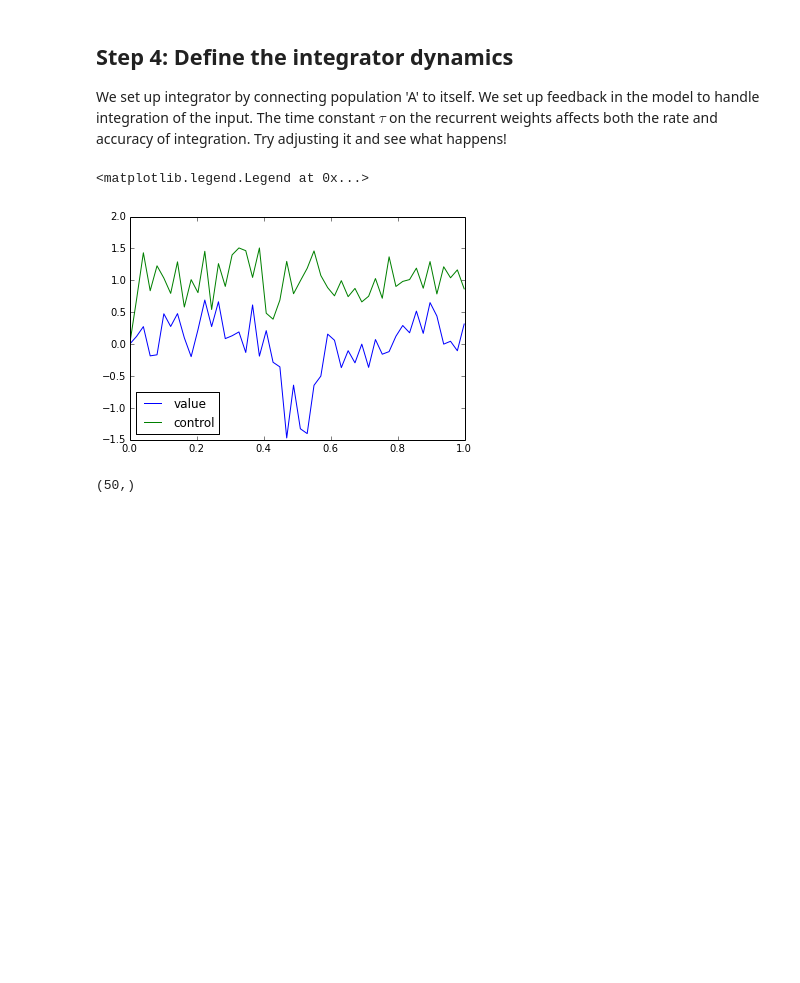
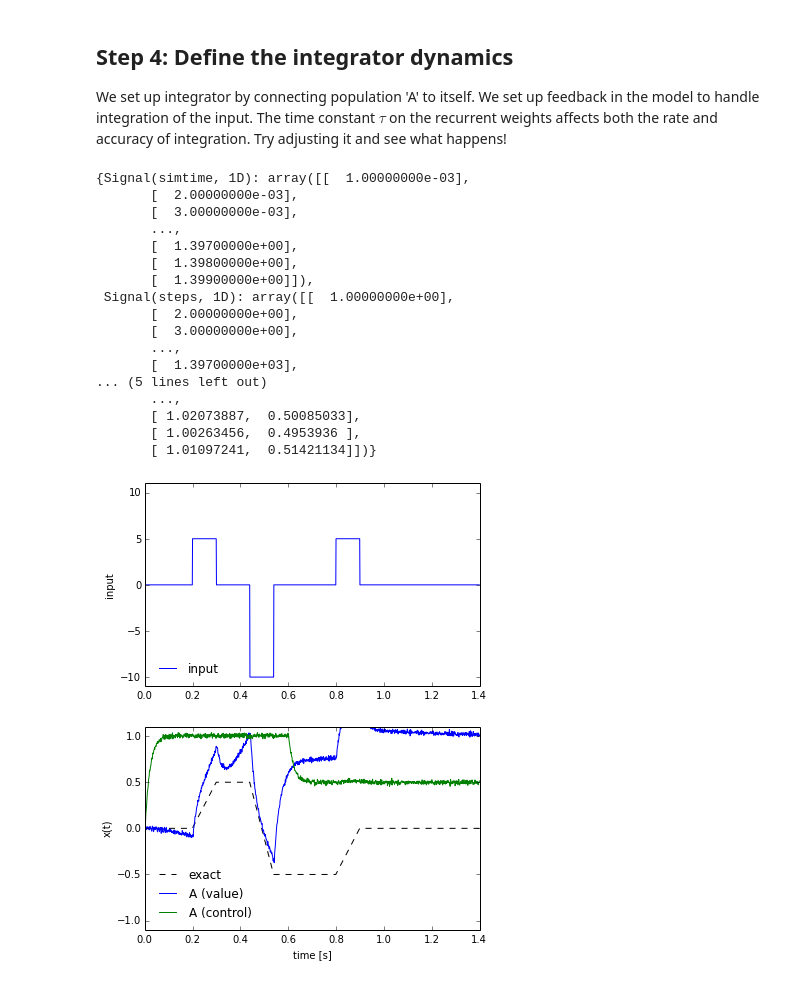
Before and after one commit to nengo/nengo, a Jupyter notebook: examples/controlledintegrator.ipynb, the cells around one changed output. Cells and saved outputs as stored; diff of their text form; code cells hidden in the pictures; blank space fills up the shorter version.

```diff
--- a/examples/controlledintegrator.ipynb
+++ b/examples/controlledintegrator.ipynb
@@ -112,20 +121,50 @@ model.connect('A', 'A',
               filter=tau)
 
 # Record both dimensions of A
-model.probe('A', sample_every=0.02, filter=0.02)
+model.probe('A', filter=0.02)
 
-# Run the model for 1 second
-model.run(1)
-
-# Plot the value and control signals
-t = np.linspace(0, model.data[model.simtime][-1], model.data['A'].shape[0])
-plt.plot(t, model.data['A'][:,0], label='value')
-plt.plot(t, model.data['A'][:,1], label='control')
-plt.legend(['value', 'control'], loc=3)
+# Run the model for 1.4 seconds
+model.run(1.4)
 # %% [output]
-<matplotlib.legend.Legend at 0x...>
+{Signal(simtime, 1D): array([[  1.00000000e-03],
+       [  2.00000000e-03],
+       [  3.00000000e-03],
+       ...,
+       [  1.39700000e+00],
+       [  1.39800000e+00],
+       [  1.39900000e+00]]),
+ Signal(steps, 1D): array([[  1.00000000e+00],
+       [  2.00000000e+00],
+       [  3.00000000e+00],
+       ...,
+       [  1.39700000e+03],
+... (5 lines left out)
+       ...,
+       [ 1.02073887,  0.50085033],
+       [ 1.00263456,  0.4953936 ],
+       [ 1.01097241,  0.51421134]])}
-[figure, removed]
-# %%
-t.shape
-# %% [output]
-(50,)
+# %%
+# Plot the value and control signals, along with the exact integral
+t = model.data[model.simtime]
+dt = t[1] - t[0]
+input_sig = map(input_func, t)
+control_sig = map(control_func, t)
+ref = dt * np.cumsum(input_sig)
+
+plt.figure(figsize=(6,8))
+plt.subplot(211)
+plt.plot(t, input_sig, label='input')
+plt.ylim(-11, 11)
+plt.ylabel('input')
+plt.legend(loc=3, frameon=False)
+
+plt.subplot(212)
+plt.plot(t, ref, 'k--', label='exact')
+plt.plot(t, model.data['A'][:,0], label='A (value)')
+plt.plot(t, model.data['A'][:,1], label='A (control)')
+plt.ylim([-1.1, 1.1])
+plt.xlabel('time [s]')
+plt.ylabel('x(t)')
+plt.legend(loc=3, frameon=False);
+# %% [output]
+[figure, added]
```
Also changed, not shown: parts of 7 cells of this notebook, 6 other files.
